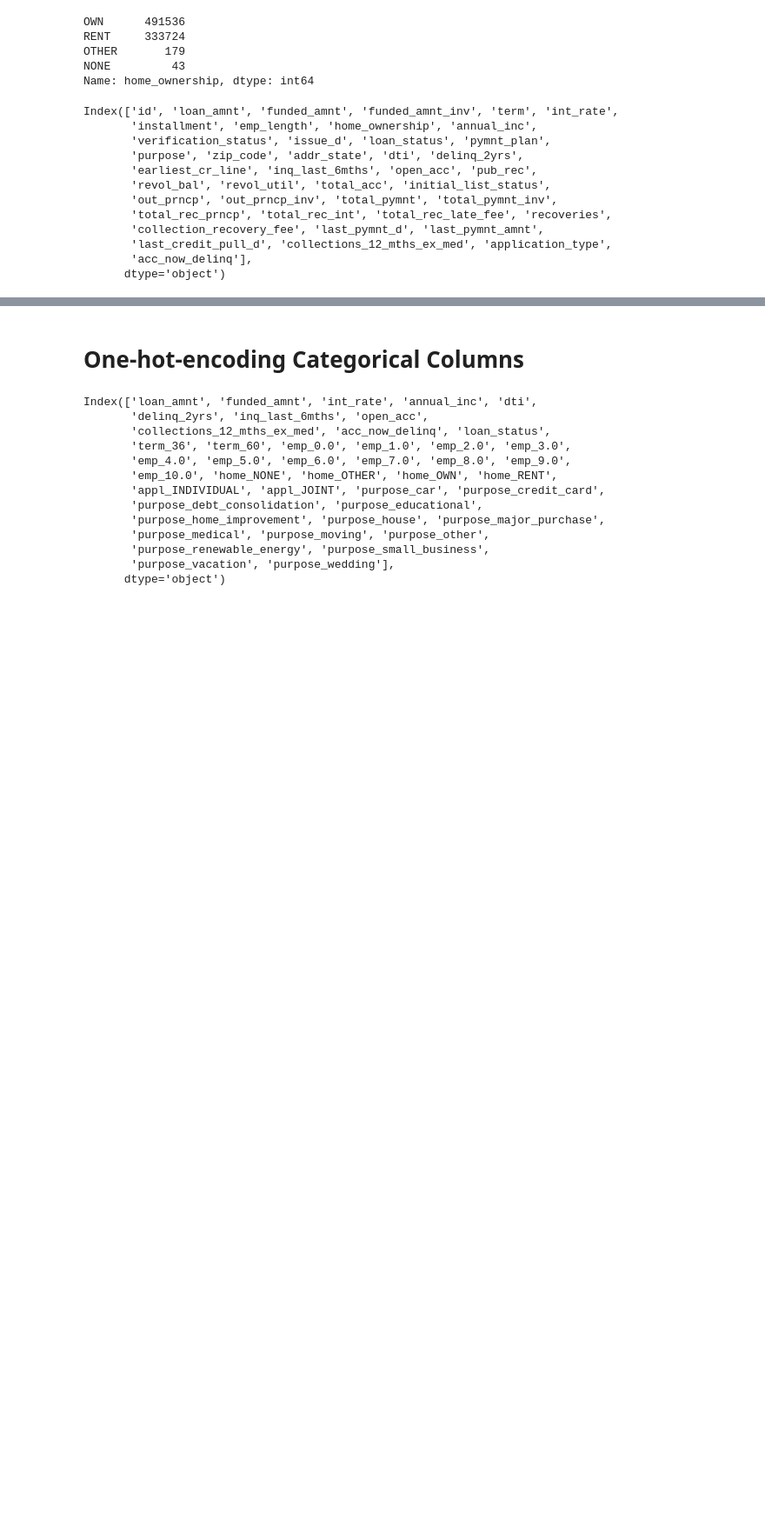
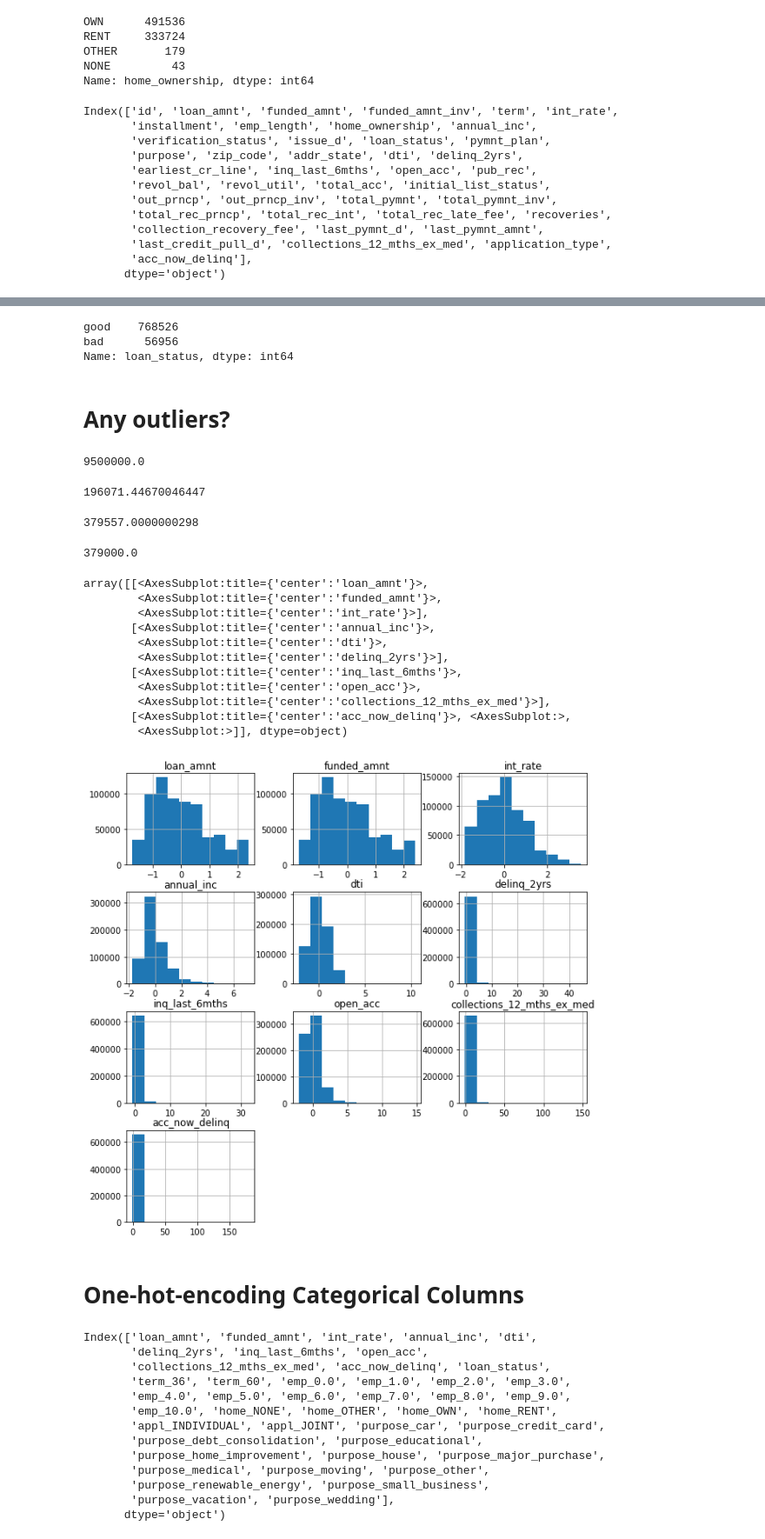
Before and after one commit to meskeremg/MeskiSBWork, a Jupyter notebook: Capstone2_Preprocessing and Training Data Development-Meskerem Goshime.ipynb, the cells around one changed output, grey strips where cells are left out. Shown at 87% size. Drawn from its saved outputs; the diff is of its cells as text; code cells hidden in the pictures; blank space fills up the shorter version.

```diff
--- a/Capstone2_Preprocessing and Training Data Development-Meskerem Goshime.ipynb
+++ b/Capstone2_Preprocessing and Training Data Development-Meskerem Goshime.ipynb
@@ -98,3 +74,62 @@ df
+# %%
+# Combining loan status values to 'good' or 'bad'
+
+df['loan_status'].value_counts()
+#df['loan_status'] = df['loan_status'].str.replace('Current', 'good')
+#df['loan_status'] = df['loan_status'].replace({'loan_status':{'Current' : 'good', 'Fully Paid' : 'good' }})
+
+df['loan_status']= df['loan_status'].replace(dict.fromkeys(['Current','Fully Paid','In Grace Period','Issued'], 'good'))
+df['loan_status']= df['loan_status'].replace(dict.fromkeys(['Charged Off','Late (31-120 days)','Late (16-30 days)','Default'], 'bad'))
+df['loan_status'].value_counts()
+# %% [output]
+good    768526
+bad      56956
+Name: loan_status, dtype: int64
+# %% [markdown]
+# Any outliers?
+# %%
+df['annual_inc'].max()
+# %% [output]
+9500000.0
+# %%
+# removing extereme values in the annual income column
+inc_mean = df['annual_inc'].mean()
+inc_std = df['annual_inc'].std()
+Three_std = 3*inc_std
+Three_std
+# %% [output]
+196071.44670046447
+# %%
+# 99.7 Quantile
+quantile_997 = df['annual_inc'].quantile(0.997)
+quantile_997
+# %% [output]
+379557.0000000298
+# %%
+# Removing the data that is above the 99.7 quantile.
+# I prefer the 99.7 quantile treshold than the 3 standard deviation because it removes less data.
+
+df = df[df['annual_inc'] <= quantile_997]
+print(df['annual_inc'].max())
+# %% [output]
+379000.0
+# %%
+X_train[['loan_amnt', 'funded_amnt', 'int_rate', 'annual_inc', 'dti',
+       'delinq_2yrs', 'inq_last_6mths', 'open_acc',
+       'collections_12_mths_ex_med', 'acc_now_delinq']].hist(figsize=(10,10),bins=10)
+# %% [output]
+array([[<AxesSubplot:title={'center':'loan_amnt'}>,
+        <AxesSubplot:title={'center':'funded_amnt'}>,
+        <AxesSubplot:title={'center':'int_rate'}>],
+       [<AxesSubplot:title={'center':'annual_inc'}>,
+        <AxesSubplot:title={'center':'dti'}>,
+        <AxesSubplot:title={'center':'delinq_2yrs'}>],
+       [<AxesSubplot:title={'center':'inq_last_6mths'}>,
+        <AxesSubplot:title={'center':'open_acc'}>,
+        <AxesSubplot:title={'center':'collections_12_mths_ex_med'}>],
+       [<AxesSubplot:title={'center':'acc_now_delinq'}>, <AxesSubplot:>,
+        <AxesSubplot:>]], dtype=object)
+[figure, added]
 # %% [markdown]
 # One-hot-encoding Categorical Columns
 # %%
```
Also changed, not shown: parts of 15 cells of this notebook.
